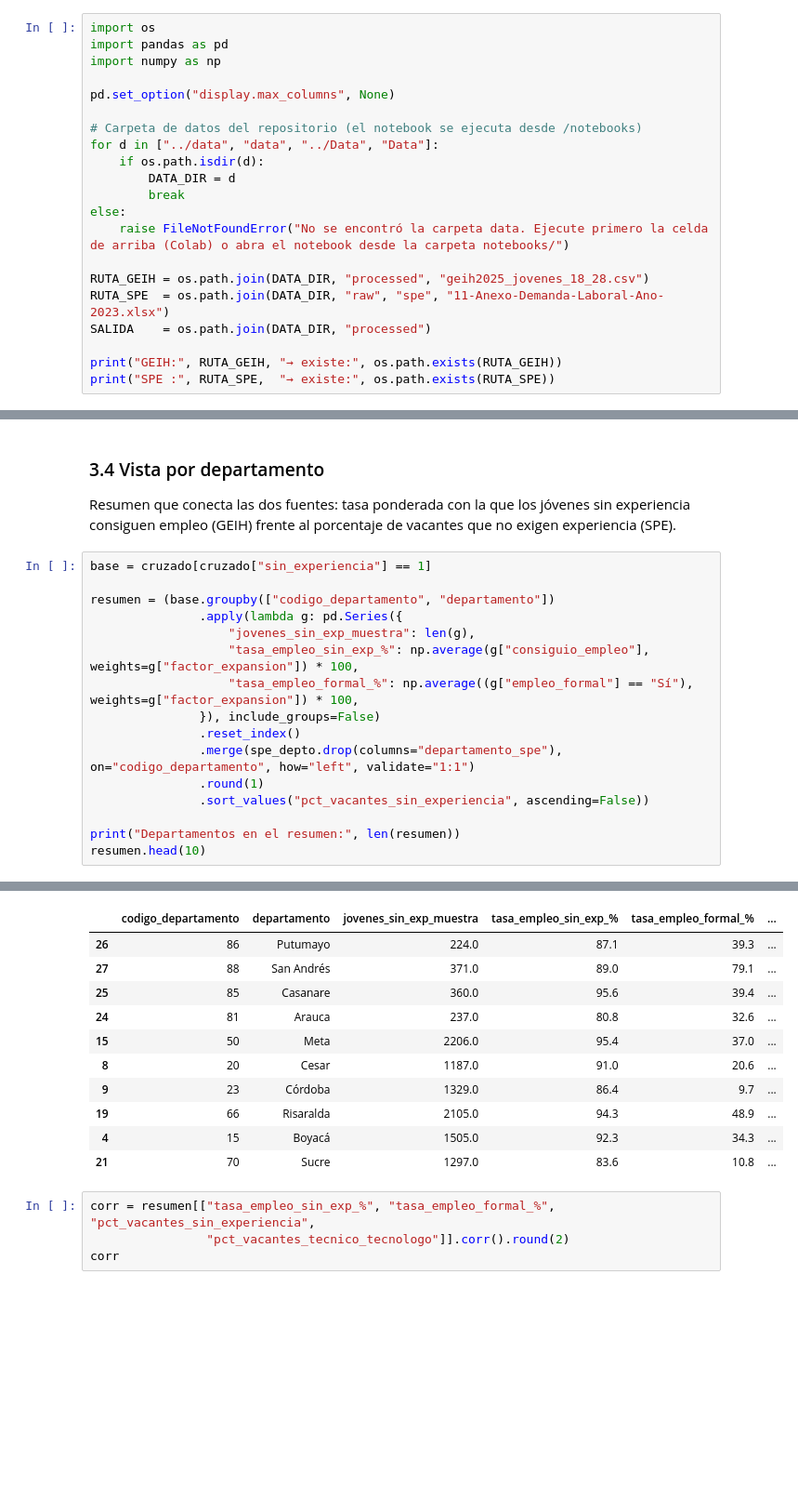
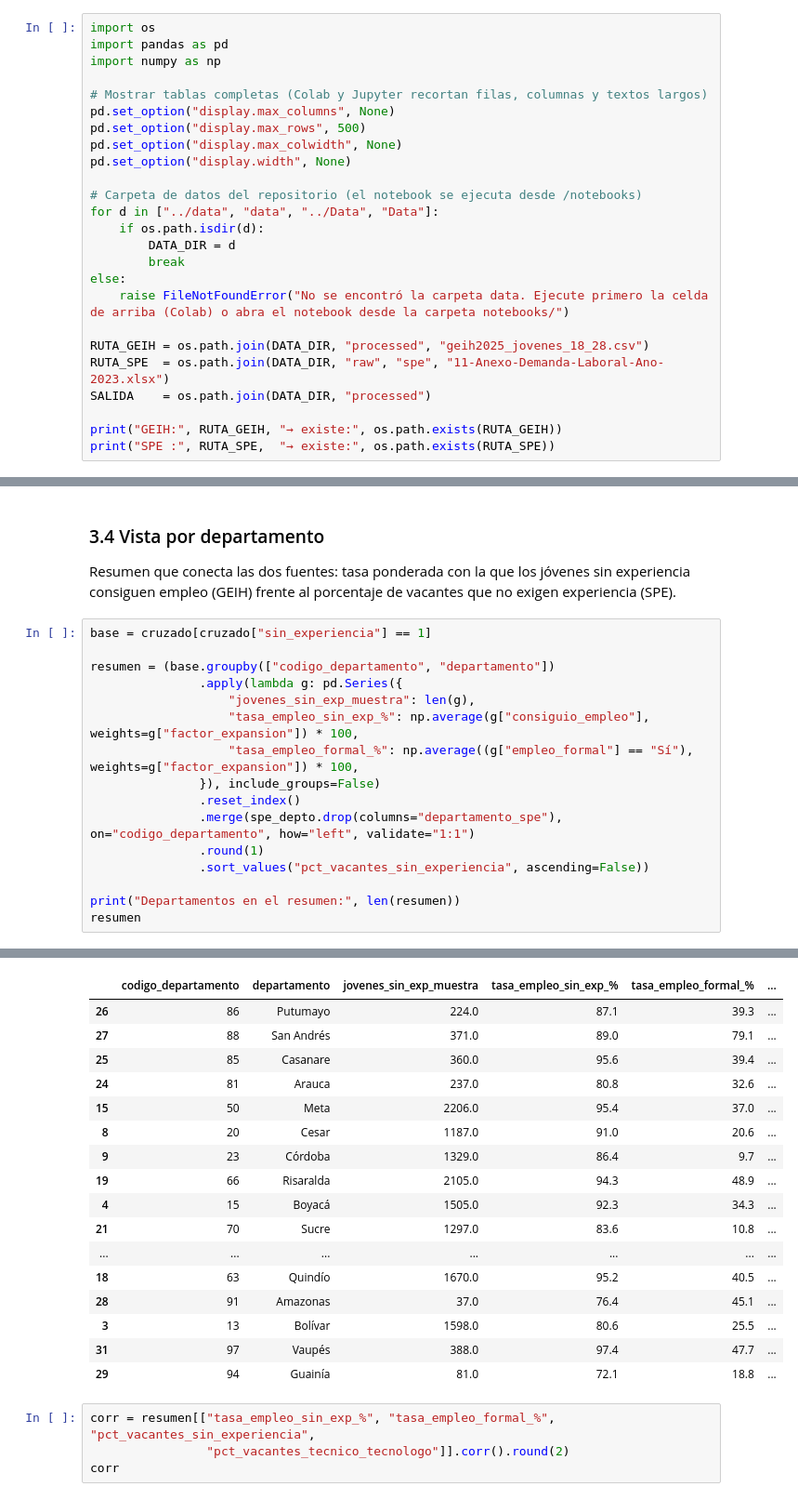
Before and after one commit to samuelvelez1003/Busqueda-Empleo, a Jupyter notebook: notebooks/03_adquisicion_cruce.ipynb, the cells around one changed output, grey strips where cells are left out. Shown at 93% size. Cells and saved outputs as stored; diff of their text form; blank space fills up the shorter version.

Commit message:
Ficha nueva, sectores y ciudades en el 03 y tablas completas

```diff
--- a/notebooks/03_adquisicion_cruce.ipynb
+++ b/notebooks/03_adquisicion_cruce.ipynb
@@ -14,7 +12,11 @@ import os
 import pandas as pd
 import numpy as np
 
+# Mostrar tablas completas (Colab y Jupyter recortan filas, columnas y textos largos)
 pd.set_option("display.max_columns", None)
+pd.set_option("display.max_rows", 500)
+pd.set_option("display.max_colwidth", None)
+pd.set_option("display.width", None)
 
 # Carpeta de datos del repositorio (el notebook se ejecuta desde /notebooks)
 for d in ["../data", "data", "../Data", "Data"]:
@@ -301,32 +317,38 @@ Resumen que conecta las dos fuentes: tasa ponderada con la que los jóvenes sin
 # %%
 base = cruzado[cruzado["sin_experiencia"] == 1]
 
 resumen = (base.groupby(["codigo_departamento", "departamento"])
                .apply(lambda g: pd.Series({
                    "jovenes_sin_exp_muestra": len(g),
                    "tasa_empleo_sin_exp_%": np.average(g["consiguio_empleo"], weights=g["factor_expansion"]) * 100,
                    "tasa_empleo_formal_%": np.average((g["empleo_formal"] == "Sí"), weights=g["factor_expansion"]) * 100,
                }), include_groups=False)
                .reset_index()
                .merge(spe_depto.drop(columns="departamento_spe"), on="codigo_departamento", how="left", validate="1:1")
                .round(1)
                .sort_values("pct_vacantes_sin_experiencia", ascending=False))
 
 print("Departamentos en el resumen:", len(resumen))
-resumen.head(10)
+resumen
 # %% [output]
 Departamentos en el resumen: 33
 |  | codigo_departamento | departamento | jovenes_sin_exp_muestra | tasa_empleo_sin_exp_% | tasa_empleo_formal_% | ... |
 | 26 | 86 | Putumayo | 224.0 | 87.1 | 39.3 | ... |
 | 27 | 88 | San Andrés | 371.0 | 89.0 | 79.1 | ... |
 | 25 | 85 | Casanare | 360.0 | 95.6 | 39.4 | ... |
 | 24 | 81 | Arauca | 237.0 | 80.8 | 32.6 | ... |
 | 15 | 50 | Meta | 2206.0 | 95.4 | 37.0 | ... |
 | 8 | 20 | Cesar | 1187.0 | 91.0 | 20.6 | ... |
 | 9 | 23 | Córdoba | 1329.0 | 86.4 | 9.7 | ... |
 | 19 | 66 | Risaralda | 2105.0 | 94.3 | 48.9 | ... |
 | 4 | 15 | Boyacá | 1505.0 | 92.3 | 34.3 | ... |
 | 21 | 70 | Sucre | 1297.0 | 83.6 | 10.8 | ... |
+| ... | ... | ... | ... | ... | ... | ... |
+| 18 | 63 | Quindío | 1670.0 | 95.2 | 40.5 | ... |
+| 28 | 91 | Amazonas | 37.0 | 76.4 | 45.1 | ... |
+| 3 | 13 | Bolívar | 1598.0 | 80.6 | 25.5 | ... |
+| 31 | 97 | Vaupés | 388.0 | 97.4 | 47.7 | ... |
+| 29 | 94 | Guainía | 81.0 | 72.1 | 18.8 | ... |
 # %%
 corr = resumen[["tasa_empleo_sin_exp_%", "tasa_empleo_formal_%", "pct_vacantes_sin_experiencia",
                 "pct_vacantes_tecnico_tecnologo"]].corr().round(2)
```
Also changed, not shown: parts of 13 cells of this notebook, 7 other files.
